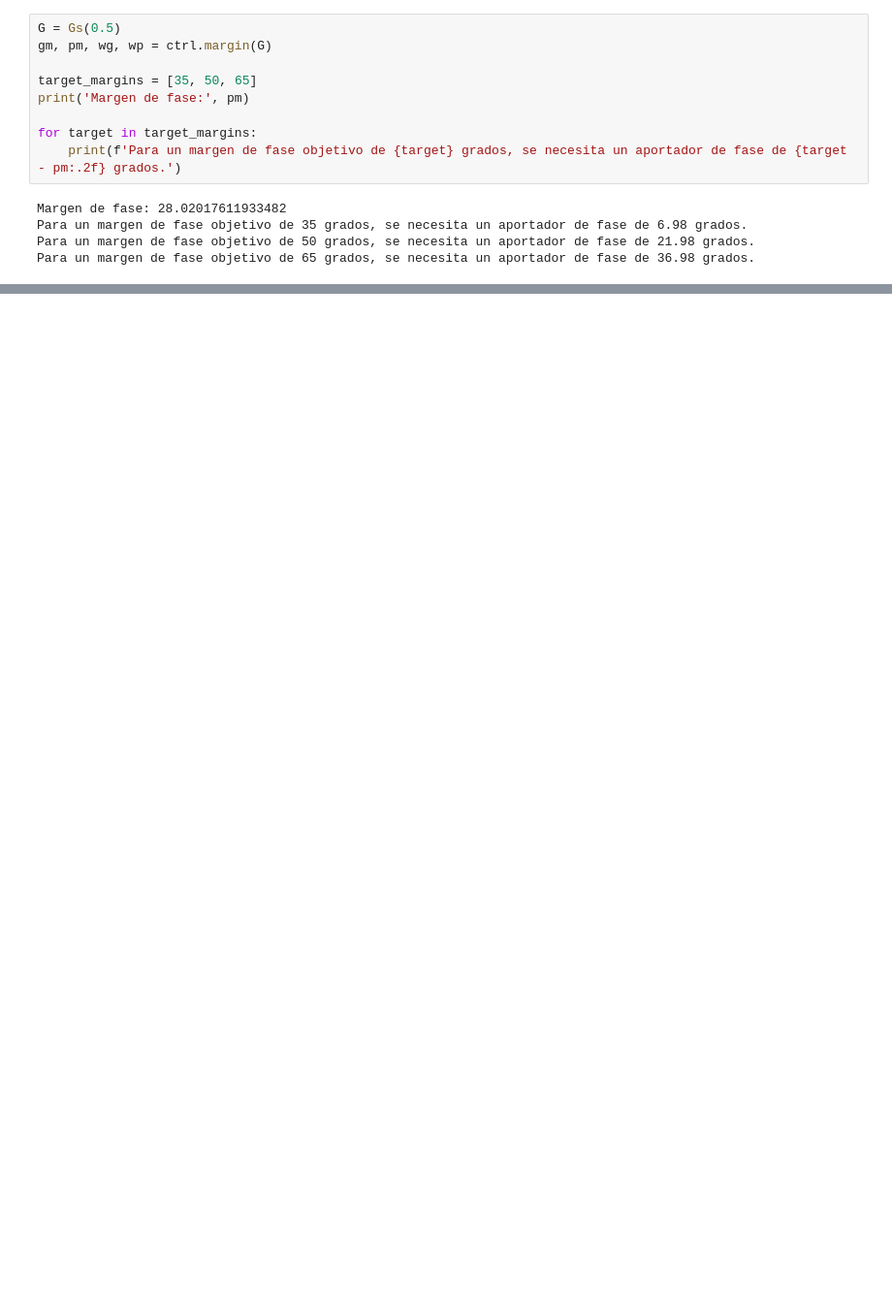
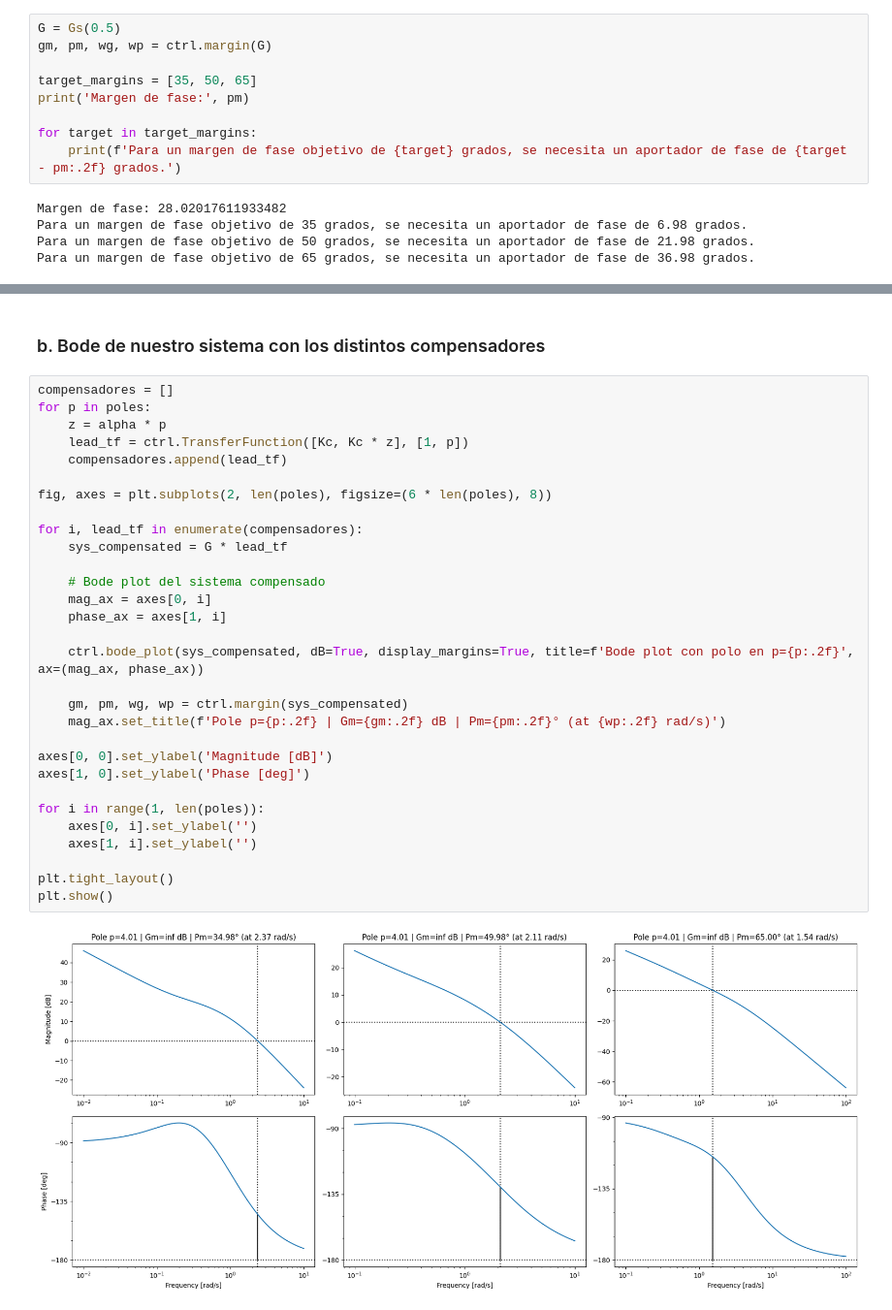
Before and after one commit to LucioLuque/Control-TP1, a Jupyter notebook: parte2.ipynb, the cells around one changed output, grey strips where cells are left out. Shown at 97% size. Cells and saved outputs as stored; diff of their text form; blank space fills up the shorter version.

```diff
--- a/parte2.ipynb
+++ b/parte2.ipynb
@@ -230,0 +239,34 @@ plt.show()
+# %% [markdown]
+### b. Bode de nuestro sistema con los distintos compensadores
+# %%
+compensadores = []
+for p in poles:
+    z = alpha * p
+    lead_tf = ctrl.TransferFunction([Kc, Kc * z], [1, p])
+    compensadores.append(lead_tf)
+
+fig, axes = plt.subplots(2, len(poles), figsize=(6 * len(poles), 8))
+
+for i, lead_tf in enumerate(compensadores):
+    sys_compensated = G * lead_tf
+
+    # Bode plot del sistema compensado
+    mag_ax = axes[0, i]
+    phase_ax = axes[1, i]
+
+    ctrl.bode_plot(sys_compensated, dB=True, display_margins=True, title=f'Bode plot con polo en p={p:.2f}', ax=(mag_ax, phase_ax))
+
+    gm, pm, wg, wp = ctrl.margin(sys_compensated)
+    mag_ax.set_title(f'Pole p={p:.2f} | Gm={gm:.2f} dB | Pm={pm:.2f}° (at {wp:.2f} rad/s)')
+
+axes[0, 0].set_ylabel('Magnitude [dB]')
+axes[1, 0].set_ylabel('Phase [deg]')
+
+for i in range(1, len(poles)):
+    axes[0, i].set_ylabel('')
+    axes[1, i].set_ylabel('')
+
+plt.tight_layout()
+plt.show()
+# %% [output]
+[figure, added]
```
Also changed, not shown: parts of 11 cells of this notebook.
